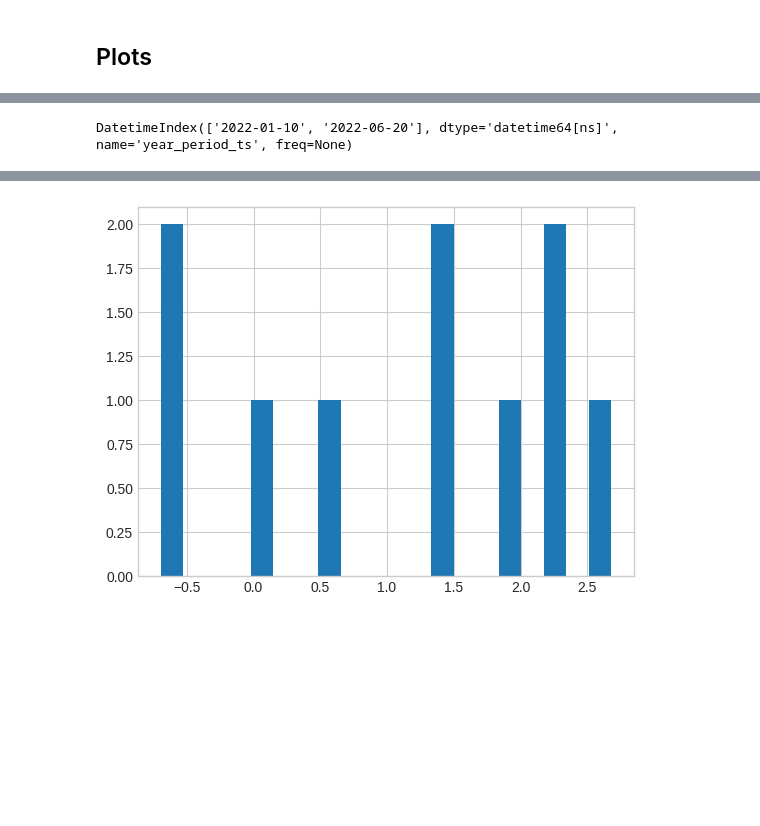
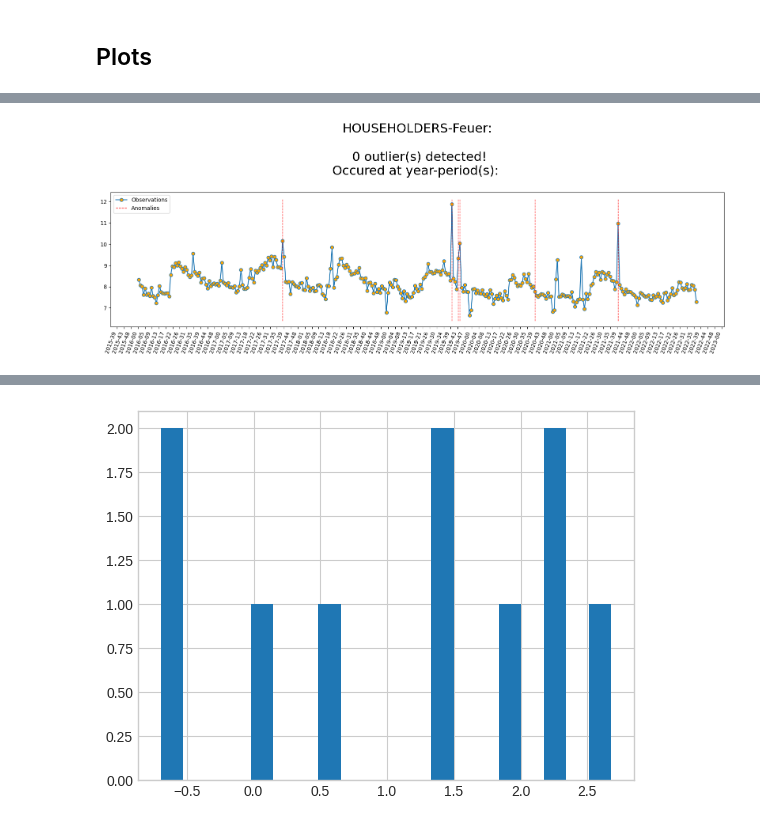
Before and after one commit to AVoss84/aac_anomaly, a Jupyter notebook: src/notebooks/tsa_clm_cnt-AAC-V0.ipynb, the cells around one changed output, grey strips where cells are left out. Cells and saved outputs as stored; diff of their text form; code cells hidden in the pictures; blank space fills up the shorter version.

```diff
--- a/src/notebooks/tsa_clm_cnt-AAC-V0.ipynb
+++ b/src/notebooks/tsa_clm_cnt-AAC-V0.ipynb
@@ -338,25 +361,32 @@ HOUSEOWNER-Haus- und Wohnungsschutzbrief 347
 #      at_markersize=5, at_color='red', freq_as_period=False, ts_alpha=0.8, at_alpha=0.5, title = main)
 # %%
 import matplotlib.pyplot as plt
+import matplotlib.dates as mdates
 
 def ts_plot(x, y, vertical = None, title="", xlabel='time', ylabel='target', dpi=100, **para):
         """Plot time series"""
         fig, ax = plt.subplots(figsize=(20, 5), dpi=dpi)
         ax.plot(x, y, color='tab:blue', linestyle='-', marker='o', markerfacecolor='orange', label='Observations', **para)
         if vertical :
                 plt.vlines(x=vertical, ymin=ax.get_ylim()[0], ymax=ax.get_ylim()[1], color='red', zorder=2, lw=1, label='Anomalies',  linestyle='--')
         #fig.gca().set(title=title, xlabel=xlabel, ylabel=ylabel, ylim = plt.ylim(), xlim=plt.xlim())
         ax.set_title(title, fontdict={'fontsize': 23, 'fontweight': 'medium'})
         #ax.axhline(1, color="red", linestyle="--")
-        plt.xticks(rotation=40)
+        # set monthly locator
+        ax.xaxis.set_major_locator(mdates.MonthLocator(interval=1))
+        # set formatter
+        ax.xaxis.set_major_formatter(mdates.DateFormatter('%Y-%W'))
+        # set font and rotation for date tick labels
+        plt.gcf().autofmt_xdate()
+        plt.xticks(rotation=70)
         plt.legend(loc = 'upper left')
         plt.show()
         return fig
+
+where = np.where(fitted.anomalies)[0]
+fig_anom = ts_plot(fitted.val_series.index, fitted.val_series.values, vertical=fitted.anomalies[where].index.strftime("%Y-%m-%d").tolist(), title=main, xlabel='', dpi=100)
+# %% [output]
+[figure, added]
-# %%
-where = np.where(fitted.anomalies)[0]
-fitted.anomalies[where].index
-# %% [output]
-DatetimeIndex(['2022-01-10', '2022-06-20'], dtype='datetime64[ns]', name='year_period_ts', freq=None)
 # %%
 import matplotlib.dates as mdates
 
```
Also changed, not shown: parts of 7 cells of this notebook, 7 other files.
